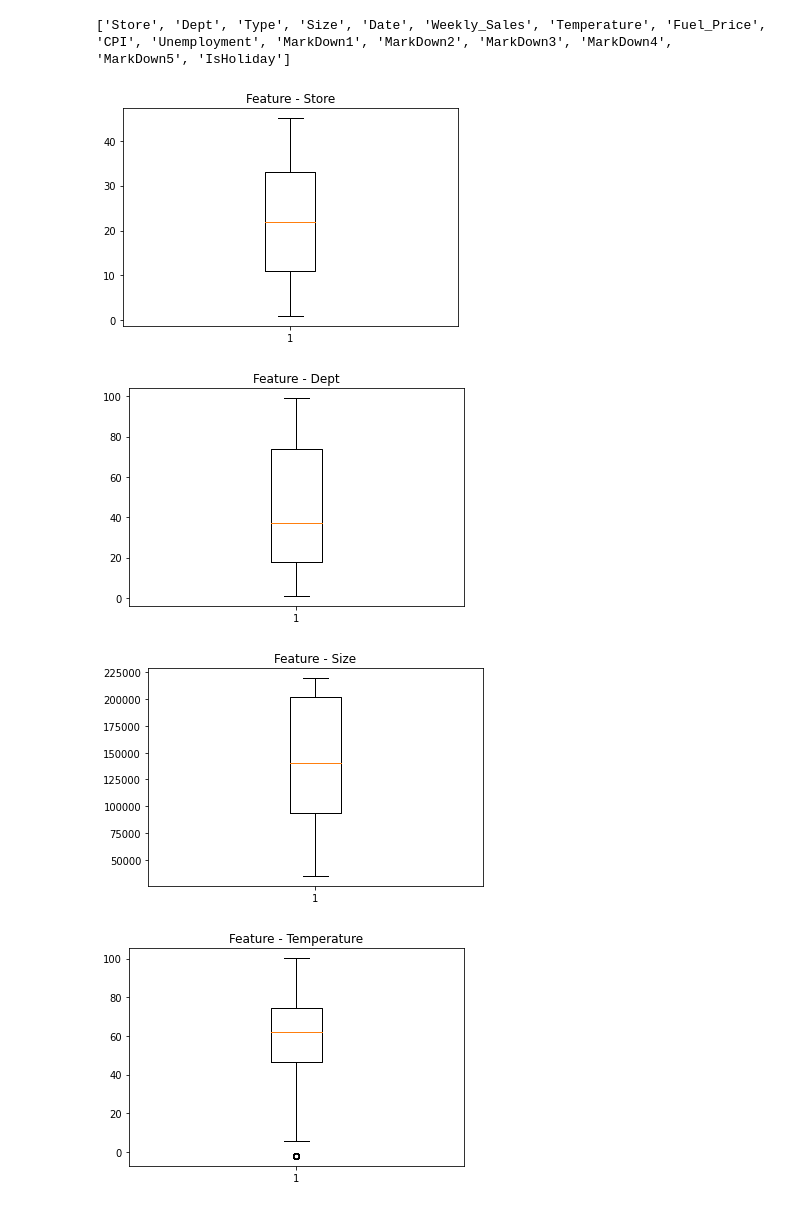
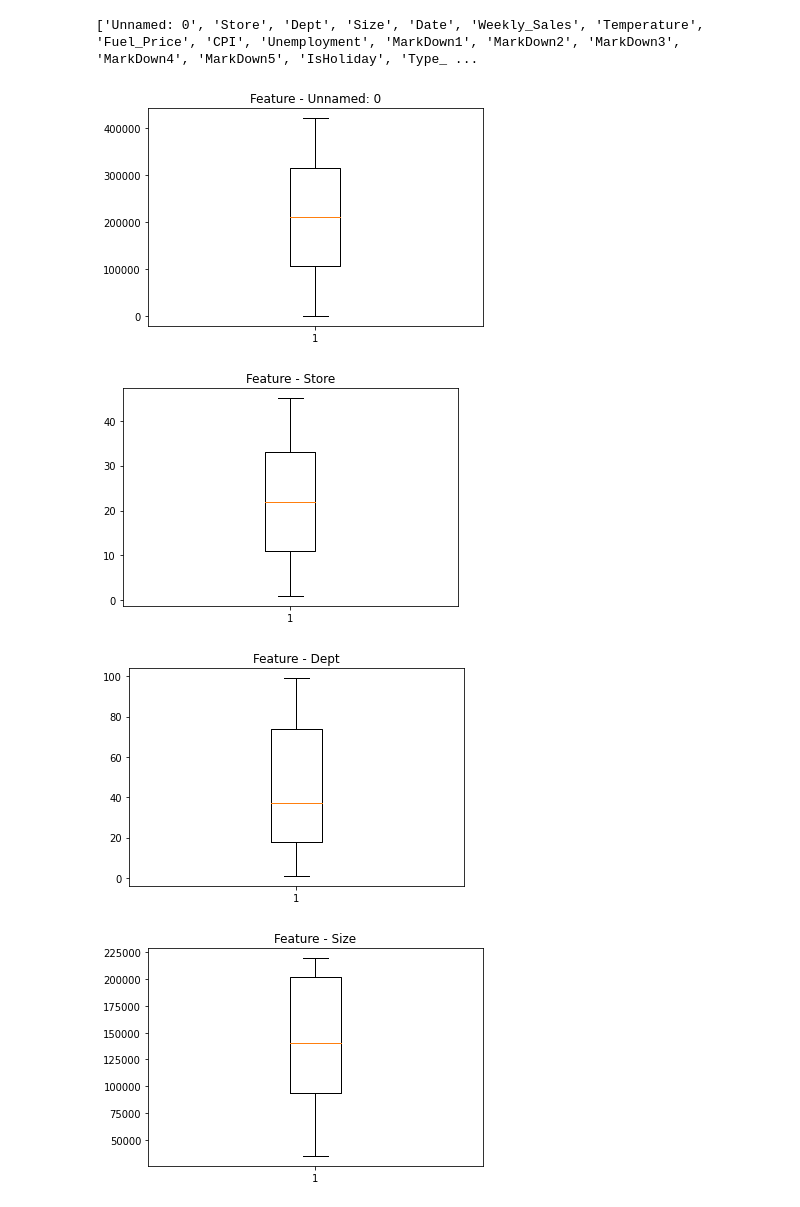
Before and after one commit to bsakethreddy/255-project-walmart, a Jupyter notebook: feature_engineering.ipynb, the cells around one changed output. Saved outputs shown, nothing was run; the diff lists cells and outputs as text; code cells hidden in the pictures.

```diff
--- a/feature_engineering.ipynb
+++ b/feature_engineering.ipynb
@@ -7,21 +7,23 @@ from sklearn.model_selection import KFold
 from sklearn import model_selection
 from matplotlib import pyplot as plt
 # %%
-df =  pd.read_csv("joined_data.csv",
+df =  pd.read_csv("joined_data_refined.csv",
                          keep_default_na=False, na_values=[""])
 # %%
 cols = list(df.columns)
 print(cols)
 cols.remove('Weekly_Sales')
-cols.remove('Type')
+cols.remove('IsHoliday')
+cols.remove('dayofweek_name')
+# cols.remove('Type')
 cols.remove('Date')
 for each in cols:
     plt.boxplot(df[each])
     plt.title('Feature - {}'.format(each))
     plt.show()
 # %% [output]
-['Store', 'Dept', 'Type', 'Size', 'Date', 'Weekly_Sales', 'Temperature', 'Fuel_Price', 'CPI', 'Unemployment', 'MarkDown1', 'MarkDown2', 'MarkDown3', 'MarkDown4', 'MarkDown5', 'IsHoliday']
+['Unnamed: 0', 'Store', 'Dept', 'Size', 'Date', 'Weekly_Sales', 'Temperature', 'Fuel_Price', 'CPI', 'Unemployment', 'MarkDown1', 'MarkDown2', 'MarkDown3', 'MarkDown4', 'MarkDown5', 'IsHoliday', 'Type_ ...
-[figure, old version]
+[figure, new version]
-[figure, old version]
+[figure, new version]
-[figure, old version]
+[figure, new version]
-[figure, old version]
+[figure, new version]
```
Also changed, not shown: parts of 2 cells of this notebook, 3 other files.
